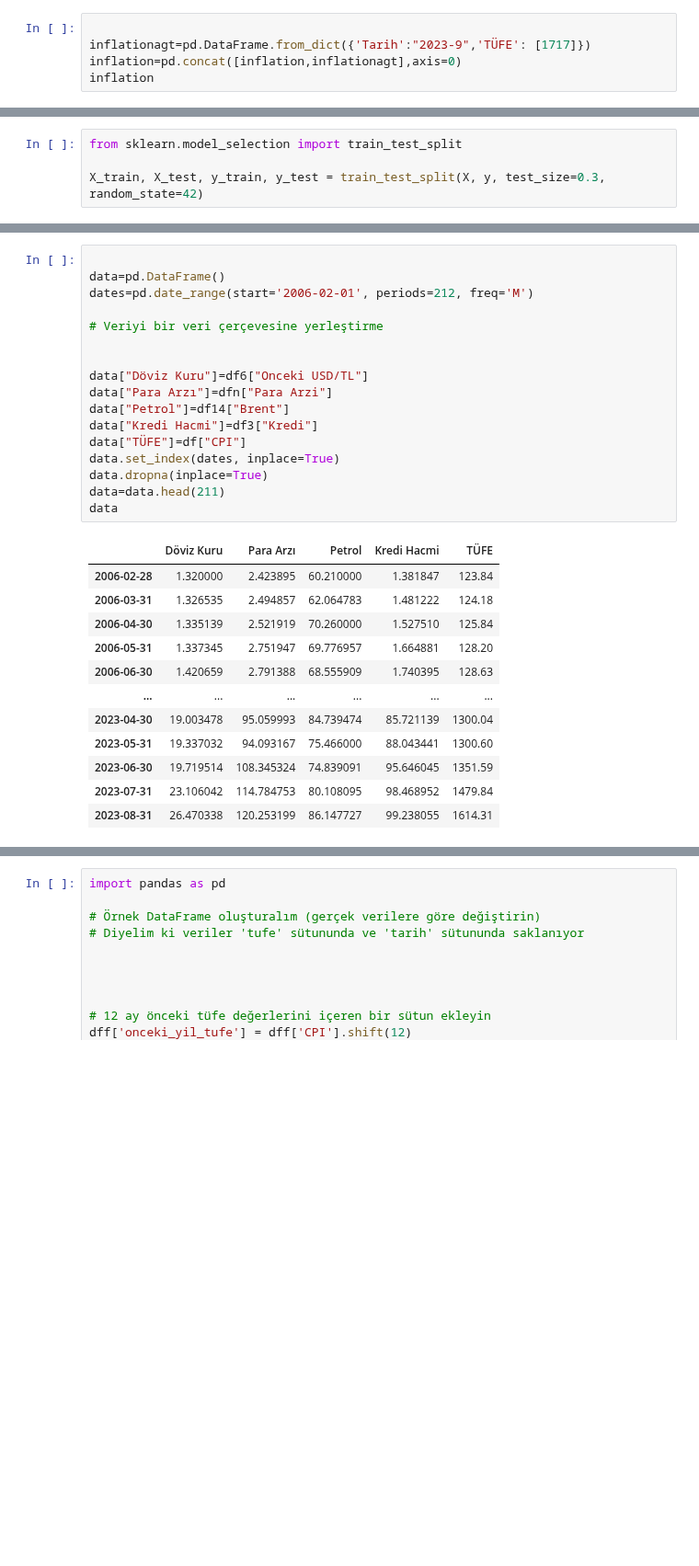
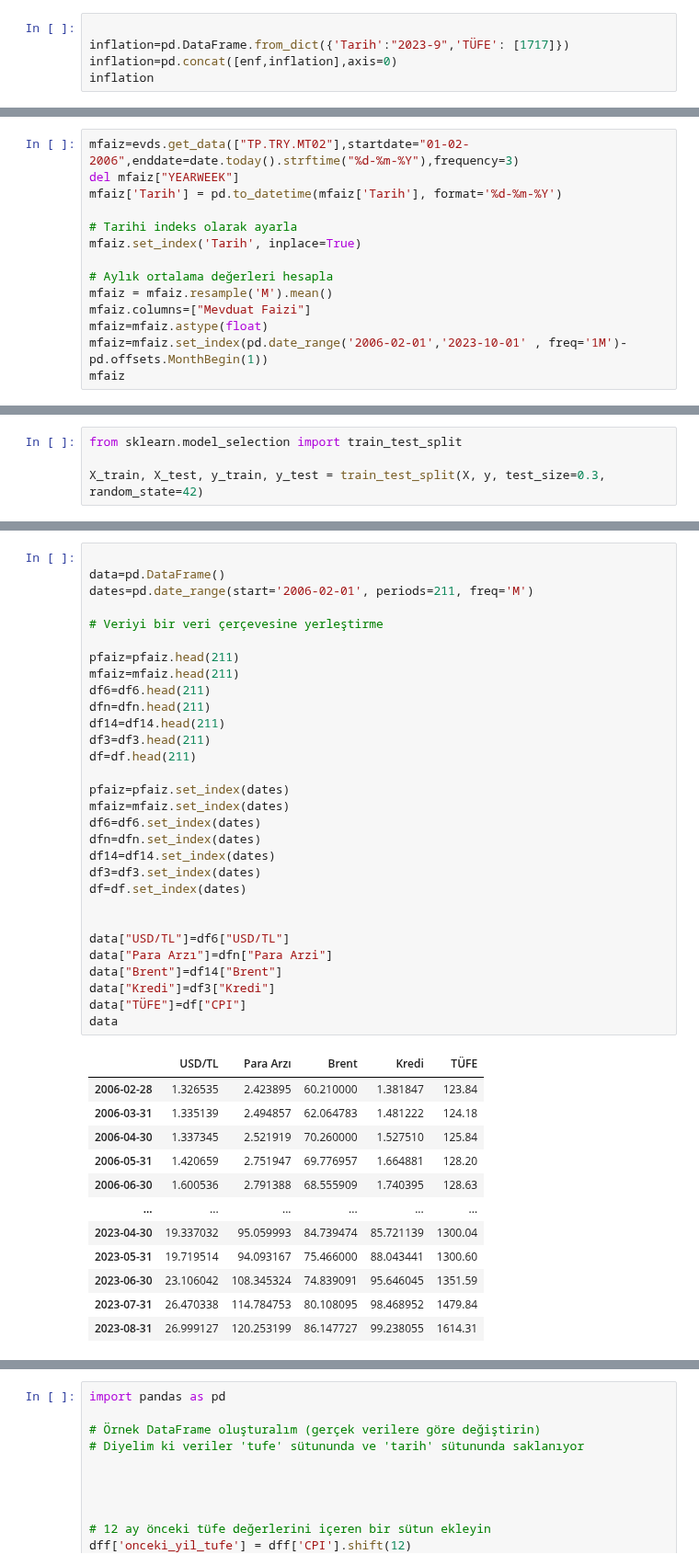
Before and after one commit to kaboya19/InflationForecast, a Jupyter notebook: InflationForecast.ipynb, the cells around one changed output, grey strips where cells are left out. Shown at 92% size. Saved outputs shown, nothing was run; the diff lists cells and outputs as text; blank space fills up the shorter version.

```diff
--- a/InflationForecast.ipynb
+++ b/InflationForecast.ipynb
@@ -74,7 +74,7 @@ inflation.columns=["Tarih","TÜFE"]
 # %%
 
-inflationagt=pd.DataFrame.from_dict({'Tarih':"2023-9",'TÜFE': [1717]})
-inflation=pd.concat([inflation,inflationagt],axis=0)
+inflation=pd.DataFrame.from_dict({'Tarih':"2023-9",'TÜFE': [1717]})
+inflation=pd.concat([enf,inflation],axis=0)
 inflation
 # %% [output]
 |  | Tarih | TÜFE |
@@ -403,0 +422,14 @@ pfaiz
+# %%
+mfaiz=evds.get_data(["TP.TRY.MT02"],startdate="01-02-2006",enddate=date.today().strftime("%d-%m-%Y"),frequency=3)
+del mfaiz["YEARWEEK"]
+mfaiz['Tarih'] = pd.to_datetime(mfaiz['Tarih'], format='%d-%m-%Y')
+
+# Tarihi indeks olarak ayarla
+mfaiz.set_index('Tarih', inplace=True)
+
+# Aylık ortalama değerleri hesapla
+mfaiz = mfaiz.resample('M').mean()
+mfaiz.columns=["Mevduat Faizi"]
+mfaiz=mfaiz.astype(float)
+mfaiz=mfaiz.set_index(pd.date_range('2006-02-01','2023-10-01' , freq='1M')-pd.offsets.MonthBegin(1))
+mfaiz
@@ -694,33 +769,46 @@ df9
 # %%
 
 data=pd.DataFrame()
-dates=pd.date_range(start='2006-02-01', periods=212, freq='M')
+dates=pd.date_range(start='2006-02-01', periods=211, freq='M')
 
 # Veriyi bir veri çerçevesine yerleştirme
 
+pfaiz=pfaiz.head(211)
+mfaiz=mfaiz.head(211)
+df6=df6.head(211)
+dfn=dfn.head(211)
+df14=df14.head(211)
+df3=df3.head(211)
+df=df.head(211)
 
-data["Döviz Kuru"]=df6["Onceki USD/TL"]
+pfaiz=pfaiz.set_index(dates)
+mfaiz=mfaiz.set_index(dates)
+df6=df6.set_index(dates)
+dfn=dfn.set_index(dates)
+df14=df14.set_index(dates)
+df3=df3.set_index(dates)
+df=df.set_index(dates)
+
+
+data["USD/TL"]=df6["USD/TL"]
 data["Para Arzı"]=dfn["Para Arzi"]
-data["Petrol"]=df14["Brent"]
-data["Kredi Hacmi"]=df3["Kredi"]
+data["Brent"]=df14["Brent"]
+data["Kredi"]=df3["Kredi"]
 data["TÜFE"]=df["CPI"]
-data.set_index(dates, inplace=True)
-data.dropna(inplace=True)
-data=data.head(211)
 data
 # %% [output]
-|  | Döviz Kuru | Para Arzı | Petrol | Kredi Hacmi | TÜFE |
-| 2006-02-28 | 1.320000 | 2.423895 | 60.210000 | 1.381847 | 123.84 |
-| 2006-03-31 | 1.326535 | 2.494857 | 62.064783 | 1.481222 | 124.18 |
-| 2006-04-30 | 1.335139 | 2.521919 | 70.260000 | 1.527510 | 125.84 |
-| 2006-05-31 | 1.337345 | 2.751947 | 69.776957 | 1.664881 | 128.20 |
-| 2006-06-30 | 1.420659 | 2.791388 | 68.555909 | 1.740395 | 128.63 |
+|  | USD/TL | Para Arzı | Brent | Kredi | TÜFE |
+| 2006-02-28 | 1.326535 | 2.423895 | 60.210000 | 1.381847 | 123.84 |
+| 2006-03-31 | 1.335139 | 2.494857 | 62.064783 | 1.481222 | 124.18 |
+| 2006-04-30 | 1.337345 | 2.521919 | 70.260000 | 1.527510 | 125.84 |
+| 2006-05-31 | 1.420659 | 2.751947 | 69.776957 | 1.664881 | 128.20 |
+| 2006-06-30 | 1.600536 | 2.791388 | 68.555909 | 1.740395 | 128.63 |
 | ... | ... | ... | ... | ... | ... |
-| 2023-04-30 | 19.003478 | 95.059993 | 84.739474 | 85.721139 | 1300.04 |
-| 2023-05-31 | 19.337032 | 94.093167 | 75.466000 | 88.043441 | 1300.60 |
-| 2023-06-30 | 19.719514 | 108.345324 | 74.839091 | 95.646045 | 1351.59 |
-| 2023-07-31 | 23.106042 | 114.784753 | 80.108095 | 98.468952 | 1479.84 |
-| 2023-08-31 | 26.470338 | 120.253199 | 86.147727 | 99.238055 | 1614.31 |
+| 2023-04-30 | 19.337032 | 95.059993 | 84.739474 | 85.721139 | 1300.04 |
+| 2023-05-31 | 19.719514 | 94.093167 | 75.466000 | 88.043441 | 1300.60 |
+| 2023-06-30 | 23.106042 | 108.345324 | 74.839091 | 95.646045 | 1351.59 |
+| 2023-07-31 | 26.470338 | 114.784753 | 80.108095 | 98.468952 | 1479.84 |
+| 2023-08-31 | 26.999127 | 120.253199 | 86.147727 | 99.238055 | 1614.31 |
 211 rows × 5 columns
 # %%
 import numpy as np
```
Also changed, not shown: parts of 41 cells of this notebook.
